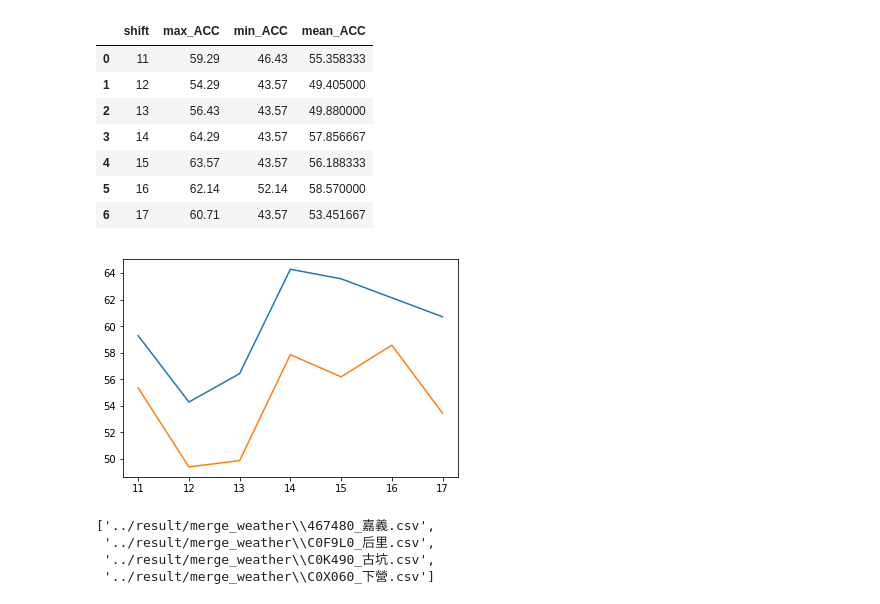
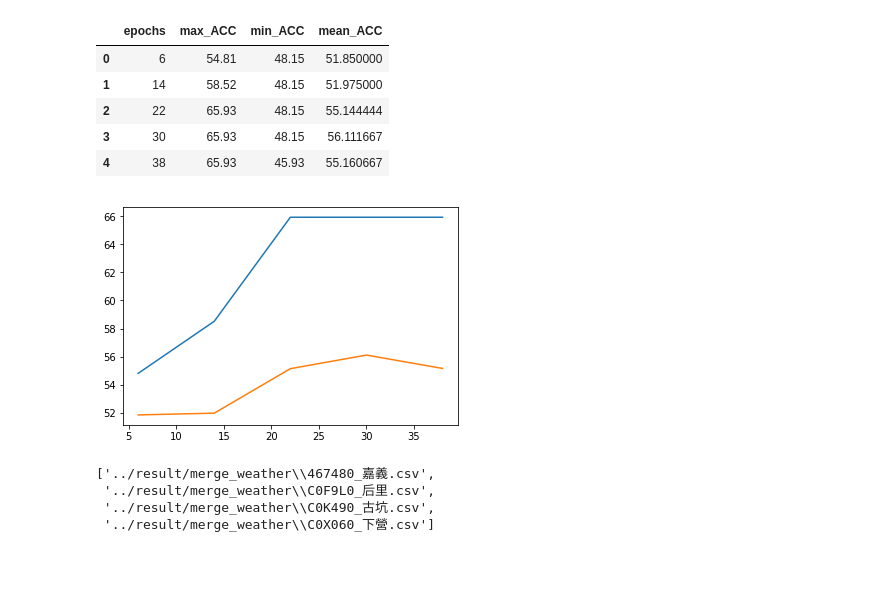
Before and after one commit to dogppatrick/python, a Jupyter notebook: cb105g4/stats_weather_price/001_class_price_pre.ipynb, the cells around one changed output. Drawn from its saved outputs; the diff is of its cells as text; code cells hidden in the pictures; blank space fills up the shorter version.

```diff
--- a/cb105g4/stats_weather_price/001_class_price_pre.ipynb
+++ b/cb105g4/stats_weather_price/001_class_price_pre.ipynb
@@ -264,47 +264,50 @@ w_list= glob.glob("../result/merge_weather/*.csv")
 p_list = glob.glob("../result/flower_price_byweek/*")
 select_t = [(0,0),(1,1),(1,2),(3,3),(3,4)]
 # 修改 select_t 可以拿不同測站 vs花花朵
-st, flower = select_t[3]
+st, flower = select_t[2]
 fn_weather = w_list[st]
 fn_price = p_list[flower]
 print(fn_weather.split("\\")[-1].split("_")[0], p_list[flower].split("\\")[-1].split("_")[0])
 # fn_price = p_list[3]
 weather_cf = []
 # print(fn_price)
-for shift in range(11,18):
+# for shift in range(11,18):
 #     fn_weather =w_list[3]
 #     print(fn_weather.split("\\")[-1].split("_")[0], fn_price.split("\\")[-1].split("_")[0])
     # bullid class 讀取檔案
-    fp = fp_pre(fn_weather, fn_price)
-    # 花價格 + 天氣 + 節日後刪除資料
-    drop_c = ["year","w_avg", "w_sale", "date", "y_w", "price_diff"]
+
+fp = fp_pre(fn_weather, fn_price)
+# 花價格 + 天氣 + 節日後刪除資料
+drop_c = ["year","w_avg", "w_sale", "date", "y_w", "price_diff"]
 #     drop_c = ["year", "w_sale", "date", "y_w"]
-    # 目前轉成 one-hot encoding 的資料
-    d_t_dummy = ["market", "week"]
-    # 設定數字 (總共要取幾天的資料,挑過幾天( 8 則跳兩週)
-    fp.all_prep(shift,15,d_t_dummy)
-    fp.drop_x_data(drop_c)
-    # 設定結果 y pct_change 切分點 [-0.1 ,0, 0.1] 則切成 [-0.1以下, -0.1 ~ 0,0 ~ 0.1, 0.1 以上]
-    fp.y_to_class([0])
+# 目前轉成 one-hot encoding 的資料
+d_t_dummy = ["market", "week"]
+# 設定數字 (總共要取幾天的資料,挑過幾天( 8 則跳兩週)
+shift = 12
+fp.all_prep(shift,15,d_t_dummy)
+fp.drop_x_data(drop_c)
+# 設定結果 y pct_change 切分點 [-0.1 ,0, 0.1] 則切成 [-0.1以下, -0.1 ~ 0,0 ~ 0.1, 0.1 以上]
+fp.y_to_class([0])
 #     print(fp.y_freq)
 #     print("if choice most, p = ",round(max(fp.y_freq[0])/sum(fp.y_freq[0])*100,2))
-    fp.split_data(2018)
-    epochs = 2
-    # for dinp in range(2,10):
-    #     print(dinp, end="\t")
-    dinp = 10
+fp.split_data(2018)
+#     epochs = 2
+# for dinp in range(2,10):
+#     print(dinp, end="\t")
+dinp = 10
+acc = []
+for epochs in range(6,40,8):
     fp.model_build(dinp, epochs)
-    acc = []
-    for run_times in range(6):
-    #         print(epochs, end="\t")
+#         print(epochs, end="\t")
+    for i in range(3):
         acc.append(fp.model_test(epochs))
-    print(acc, max(acc), min(acc))
-    weather_cf.append([shift,max(acc), min(acc), np.array(acc).mean()])
+    print(max(acc), min(acc),np.array(acc).mean())
+    weather_cf.append([epochs,max(acc), min(acc), np.array(acc).mean()])
 
 
-df = pd.DataFrame(weather_cf, columns=["shift", "max_ACC", "min_ACC", "mean_ACC"])
-plt.plot(df["shift"], df["max_ACC"])
-plt.plot(df["shift"], df["mean_ACC"])
+df = pd.DataFrame(weather_cf, columns=["epochs", "max_ACC", "min_ACC", "mean_ACC"])
+plt.plot(df["epochs"], df["max_ACC"])
+plt.plot(df["epochs"], df["mean_ACC"])
 # plt.plot(df["shift"])
-pd.DataFrame(weather_cf, columns=["shift", "max_ACC", "min_ACC", "mean_ACC"])
+pd.DataFrame(weather_cf, columns=["epochs", "max_ACC", "min_ACC", "mean_ACC"])
 # %% [output]
@@ -319,12 +320,10 @@ C0X060 OrientalLily
-|  | shift | max_ACC | min_ACC | mean_ACC |
-| 0 | 11 | 59.29 | 46.43 | 55.358333 |
-| 1 | 12 | 54.29 | 43.57 | 49.405000 |
-| 2 | 13 | 56.43 | 43.57 | 49.880000 |
-| 3 | 14 | 64.29 | 43.57 | 57.856667 |
-| 4 | 15 | 63.57 | 43.57 | 56.188333 |
-| 5 | 16 | 62.14 | 52.14 | 58.570000 |
-| 6 | 17 | 60.71 | 43.57 | 53.451667 |
+|  | epochs | max_ACC | min_ACC | mean_ACC |
+| 0 | 6 | 54.81 | 48.15 | 51.850000 |
+| 1 | 14 | 58.52 | 48.15 | 51.975000 |
+| 2 | 22 | 65.93 | 48.15 | 55.144444 |
+| 3 | 30 | 65.93 | 48.15 | 56.111667 |
+| 4 | 38 | 65.93 | 45.93 | 55.160667 |
-[figure, old version]
+[figure, new version]
 # %%
 # 花名 測站名稱 shift (參數,預測週(1,8,15), 準確率範圍)
 # Anthurium 467480     shift:(14,1,55~63%), (27,8,46~65%) (19,15,55~72%)
```
Also changed, not shown: parts of 6 cells of this notebook, 3 other files.
